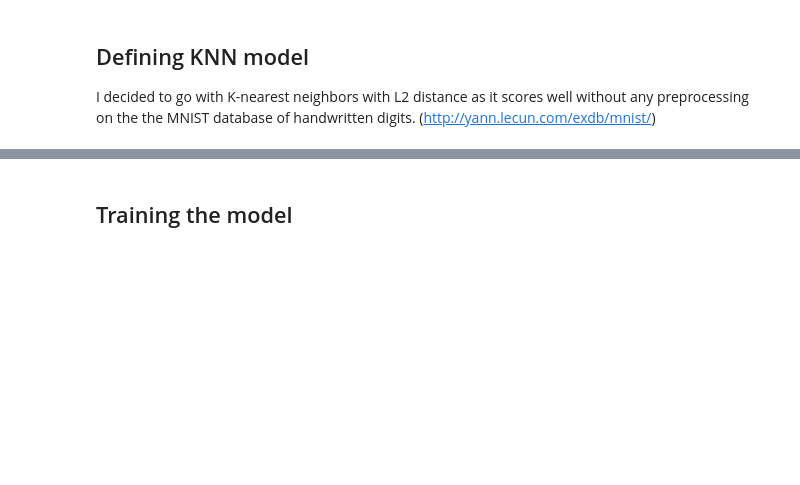
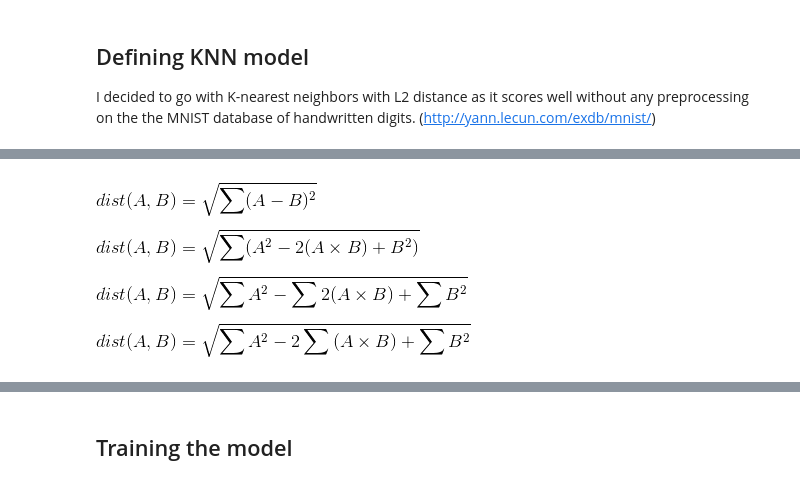
Before and after one commit to chrisdaly/Digit-Recognizer, a Jupyter notebook: notebooks/analysis.ipynb, the cells around one changed output, grey strips where cells are left out. Cells and saved outputs as stored; diff of their text form; code cells hidden in the pictures; blank space fills up the shorter version.

Commit message:
Commit #7
Fixed images.

```diff
--- a/notebooks/analysis.ipynb
+++ b/notebooks/analysis.ipynb
@@ -162,0 +178,4 @@ I decided to go with K-nearest neighbors with L2 distance as it scores well with
+# %%
+Image(filename='../image/2.png')
+# %% [output]
+[figure, added]
```
Also changed, not shown: parts of 13 cells of this notebook, 5 other files.
